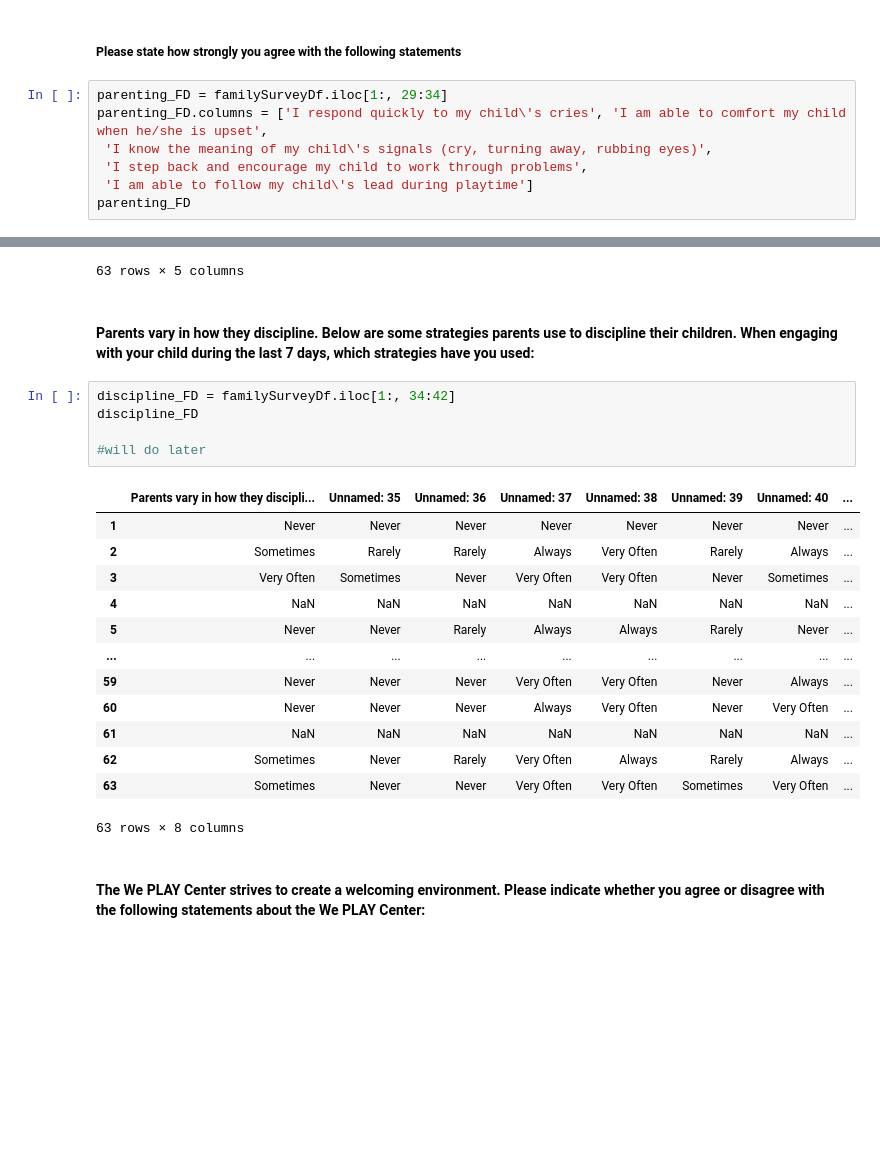
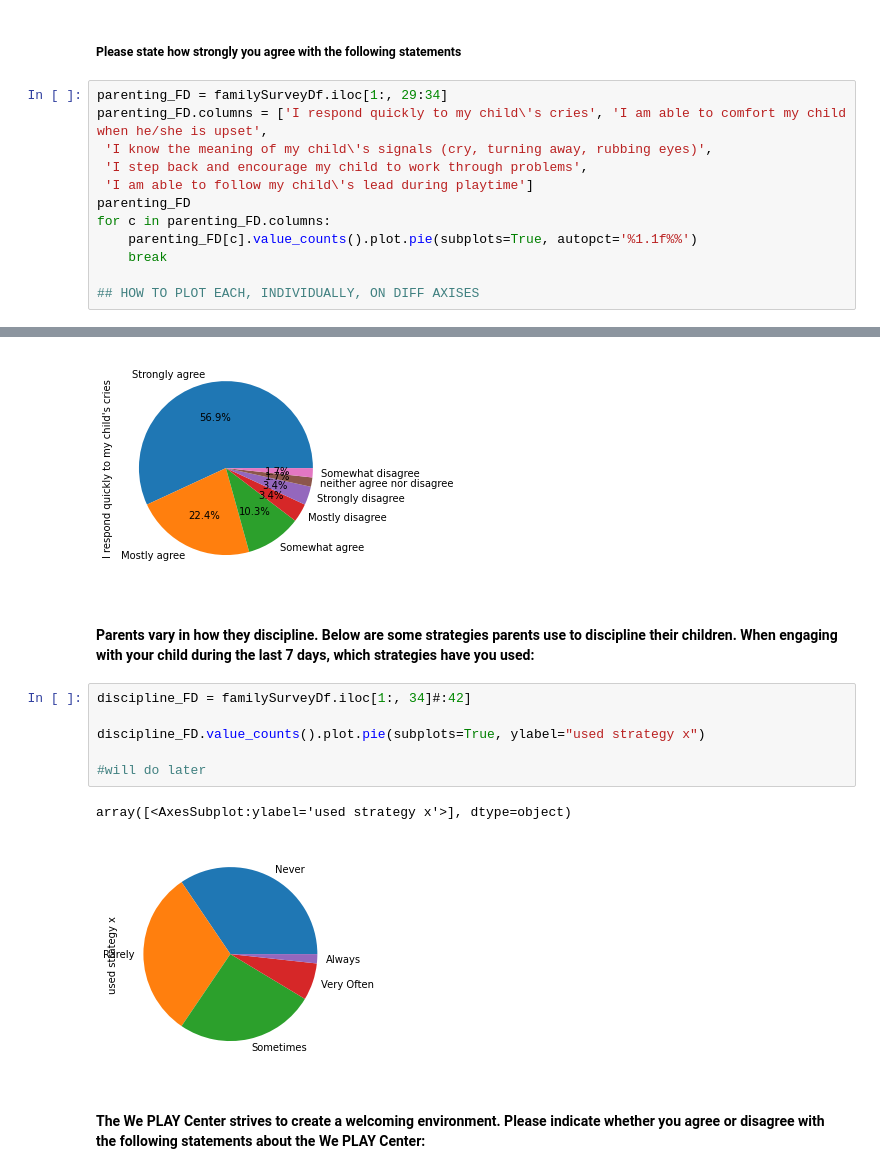
Before and after one commit to renarepenning/weplaynoladata, a Jupyter notebook: MilestoneTwo.ipynb, the cells around one changed output, grey strips where cells are left out. Cells and saved outputs as stored; diff of their text form; blank space fills up the shorter version.

```diff
--- a/MilestoneTwo.ipynb
+++ b/MilestoneTwo.ipynb
@@ -174,4 +161,9 @@ parenting_FD.columns = ['I respond quickly to my child\'s cries', 'I am able to
  'I step back and encourage my child to work through problems',
  'I am able to follow my child\'s lead during playtime']
 parenting_FD
+for c in parenting_FD.columns:
+    parenting_FD[c].value_counts().plot.pie(subplots=True, autopct='%1.1f%%')
+    break
+
+## HOW TO PLOT EACH, INDIVIDUALLY, ON DIFF AXISES
 # %% [output]
@@ -190,25 +170,15 @@ parenting_FD
-63 rows × 5 columns
+[figure, added]
 # %% [markdown]
 #### Parents vary in how they discipline. Below are some strategies parents use to discipline their children. When engaging with your child during the last 7 days, which strategies have you used:
 # %%
-discipline_FD = familySurveyDf.iloc[1:, 34:42]
-discipline_FD
+discipline_FD = familySurveyDf.iloc[1:, 34]#:42]
+
+discipline_FD.value_counts().plot.pie(subplots=True, ylabel="used strategy x")
 
 #will do later
 # %% [output]
-|  | Parents vary in how they discipli... | Unnamed: 35 | Unnamed: 36 | Unnamed: 37 | Unnamed: 38 | Unnamed: 39 | Unnamed: 40 | ... |
-| 1 | Never | Never | Never | Never | Never | Never | Never | ... |
-| 2 | Sometimes | Rarely | Rarely | Always | Very Often | Rarely | Always | ... |
-| 3 | Very Often | Sometimes | Never | Very Often | Very Often | Never | Sometimes | ... |
-| 4 | NaN | NaN | NaN | NaN | NaN | NaN | NaN | ... |
-| 5 | Never | Never | Rarely | Always | Always | Rarely | Never | ... |
-| ... | ... | ... | ... | ... | ... | ... | ... | ... |
-| 59 | Never | Never | Never | Very Often | Very Often | Never | Always | ... |
-| 60 | Never | Never | Never | Always | Very Often | Never | Very Often | ... |
-| 61 | NaN | NaN | NaN | NaN | NaN | NaN | NaN | ... |
-| 62 | Sometimes | Never | Rarely | Very Often | Always | Rarely | Always | ... |
-| 63 | Sometimes | Never | Never | Very Often | Very Often | Sometimes | Very Often | ... |
-63 rows × 8 columns
+array([<AxesSubplot:ylabel='used strategy x'>], dtype=object)
+[figure, added]
 # %% [markdown]
 #### The We PLAY Center strives to create a welcoming environment. Please indicate whether you agree or disagree with the following statements about the We PLAY Center:
 # %%
```
Also changed, not shown: parts of 16 cells of this notebook.
